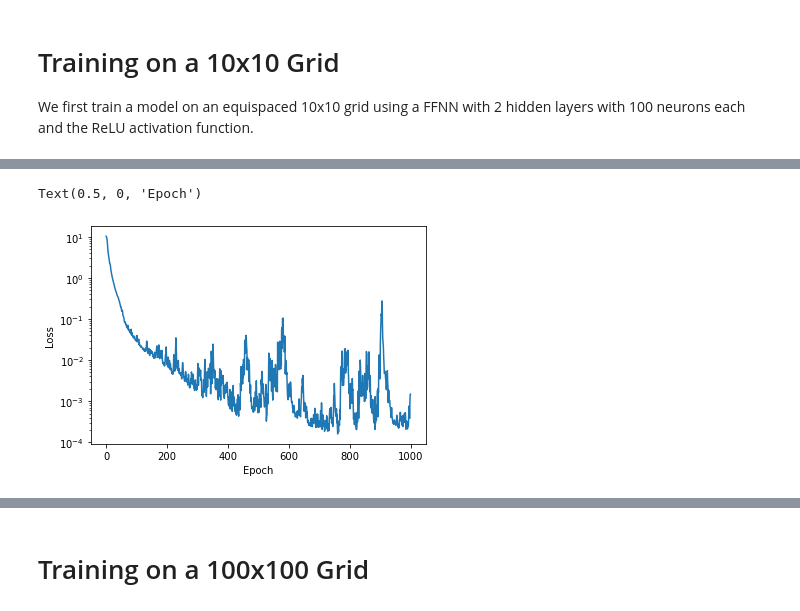
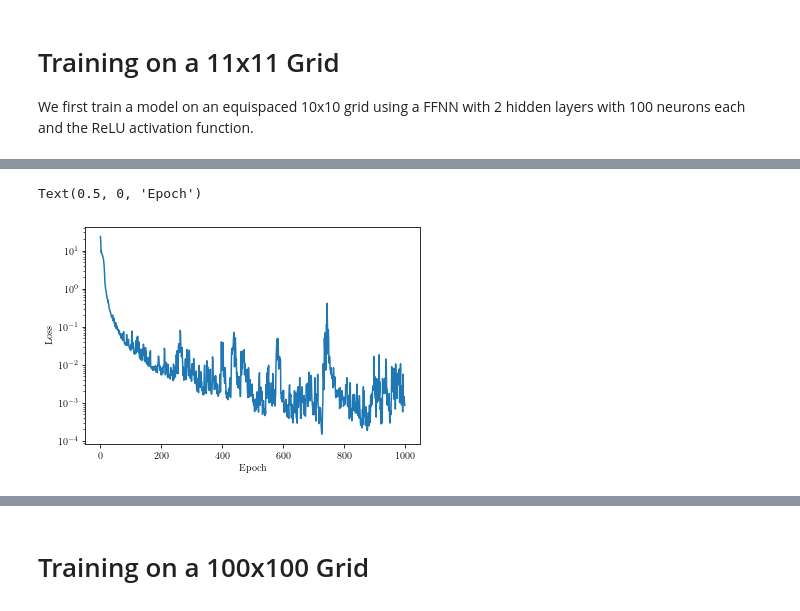
Before and after one commit to nicholaskarlsen/FYS-STK4155, a Jupyter notebook: project_3/notebooks/pytorch_NN.ipynb, the cells around one changed output, grey strips where cells are left out. Drawn from its saved outputs; the diff is of its cells as text; code cells hidden in the pictures.

Commit message:
notebooks ALMOST ready; strange bug when trying to replicate training for negative A matrix. Probably just an oversight somewhere

```diff
--- a/project_3/notebooks/pytorch_NN.ipynb
+++ b/project_3/notebooks/pytorch_NN.ipynb
@@ -7,8 +7,16 @@ import torch.nn.functional as F
 from torch.autograd.functional import hessian, jacobian
 from torchviz import make_dot
 
+plt.rcParams.update(
+    {
+        "text.usetex": True,
+        "font.family": "serif",
+        # "font.sans-serif": ["Helvetica"]
+    }
+)
+
 sys.path.insert(0, "../src")
-from utils import minibatch, u_analytic
+from utils import minibatch, heat_eq_analytic
 
 dtype = torch.float
 #device = torch.device("cuda:0")
@@ -62,4 +106,16 @@ def plot_pde(model, grid_size=100):
+# %%
+def generate_trainingdata(x, t):
+    x, t = np.meshgrid(x, t)
+    x = x.flatten()
+    t = t.flatten()
+    X = np.concatenate((x.reshape(-1,1), t.reshape(-1, 1)), axis=1)
+
+    # Convert to pytorch tensors
+    x = torch.from_numpy(X)
+    x = x.to(dtype).to(device)
+    x.requires_grad = True
+    return x
 # %% [markdown]
-# Training on a 10x10 Grid
+# Training on a 11x11 Grid
 
 We first train a model on an equispaced 10x10 grid using a FFNN with 2 hidden layers with 100 neurons each and the ReLU activation function.
@@ -80,6 +122,14 @@ x.requires_grad = True
 # %%
+# Set up data in numpy
+grid_size = 11
+
+x = generate_trainingdata(
+    x = np.linspace(0,1,grid_size, dtype=np.float),
+    t = np.linspace(0,0.3,grid_size, dtype=np.float)
+)
+
 # Shape of the network
-num_points, input_dim = X.shape
+num_points, input_dim = x.shape
 hidden_neurons = 100
 output_dim = 1
 
@@ -94,6 +144,8 @@ model_10 = torch.nn.Sequential(
     torch.nn.ReLU(),
     torch.nn.Linear(hidden_neurons, hidden_neurons),
     torch.nn.ReLU(),
+    torch.nn.Linear(hidden_neurons, hidden_neurons),
+    torch.nn.ReLU(),
     torch.nn.Linear(hidden_neurons, output_dim),
 )
 optimizer_10 = torch.optim.Adam(model_10.parameters(), lr=learning_rate)
@@ -103,7 +155,7 @@ TOT_EPOCHS_10 = 0
 loss_arr_tot_10 = np.empty(0, dtype=np.float)
 epoch_arr_tot_10 = np.empty(0, dtype=np.float)
 # %%
-EPOCHS = 500
+EPOCHS = 1000
 
 loss_arr_curr_10 = np.empty(EPOCHS, dtype=np.float)
 epoch_arr_curr_10 = np.empty(EPOCHS, dtype=np.float)
@@ -122,7 +174,8 @@ for epoch in range(EPOCHS):
     # Compute loss of entire sample
     N_output = model_10(x)
     loss = ode_loss(x, N_output)
-    print(f"{TOT_EPOCHS_10 + epoch}: loss = ",loss)
+    if epoch % 100 == 0:
+        print(f"{TOT_EPOCHS_10 + epoch}: loss = ",loss)
     loss_arr_curr_10[epoch] = loss
     epoch_arr_curr_10[epoch] = TOT_EPOCHS_10 + epoch
 
@@ -154,2 +200,2 @@ plt.xlabel("Epoch")
 Text(0.5, 0, 'Epoch')
-[figure, old version]
+[figure, new version]
```
Also changed, not shown: parts of 22 cells of this notebook, 7 other files.
